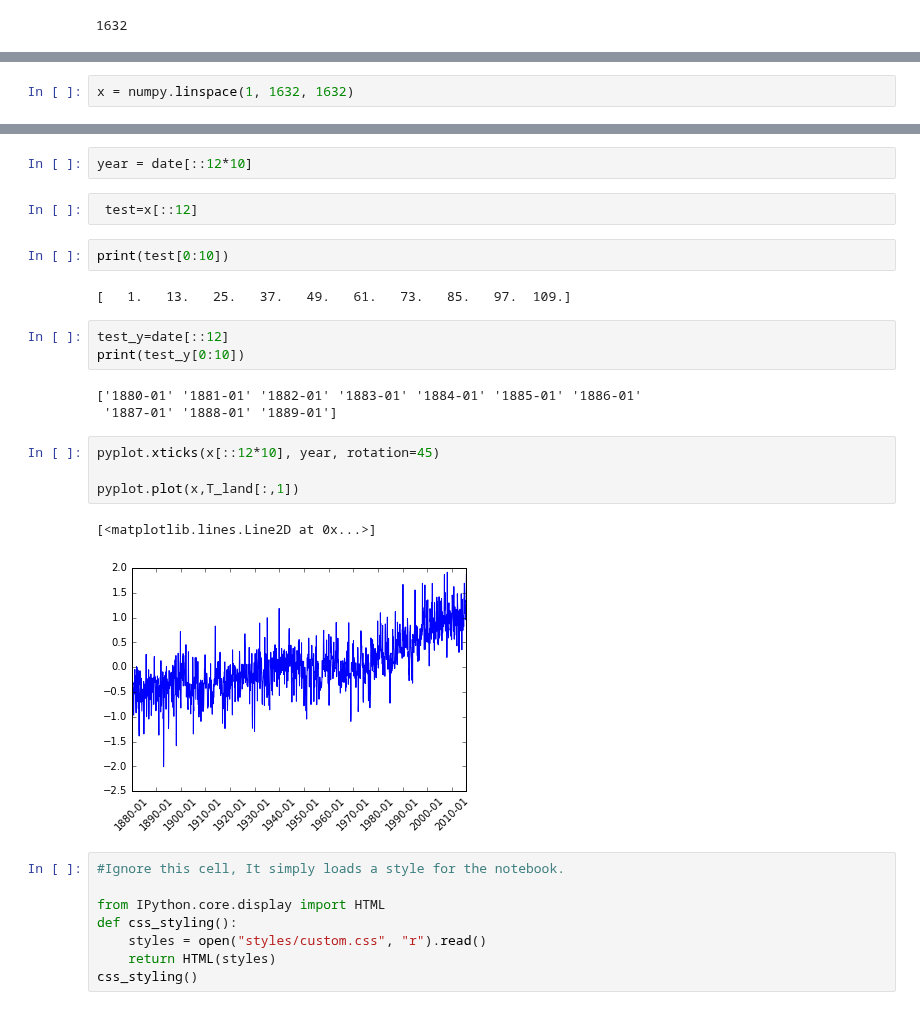
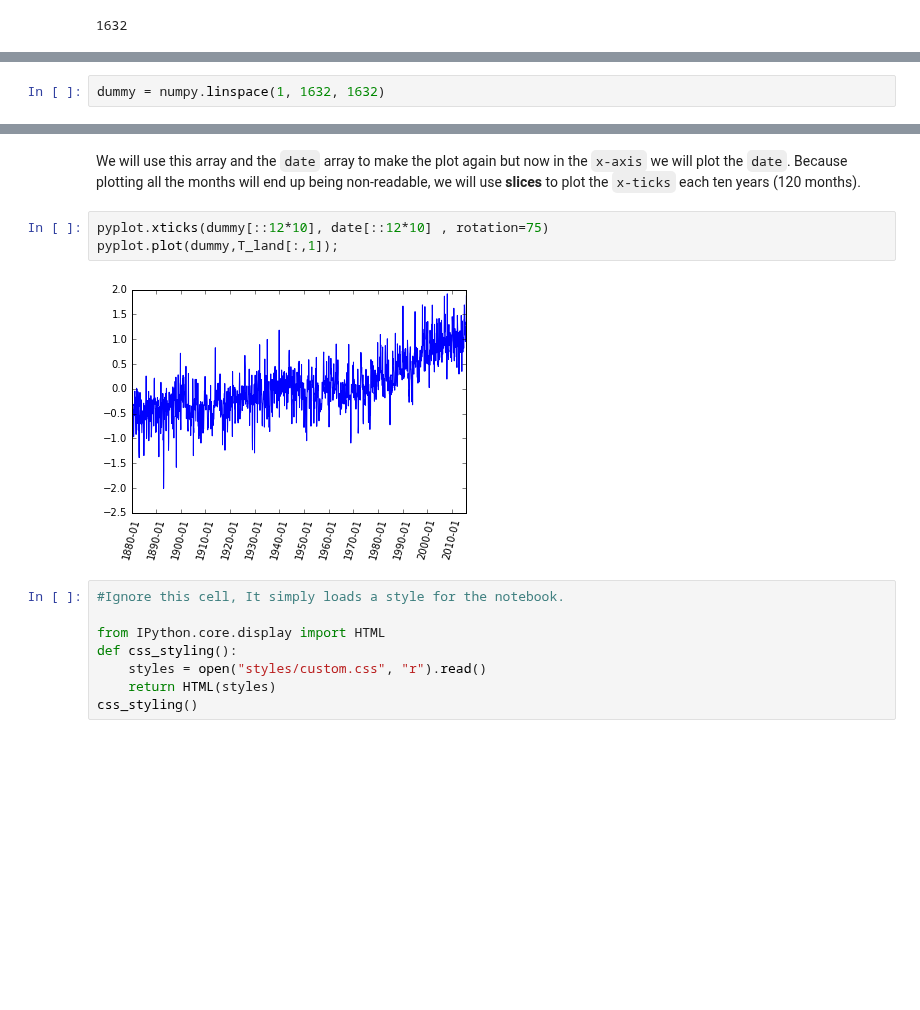
Before and after one commit to barbagroup/essential_skills_RRC, a Jupyter notebook: the_python_scientific_stack.ipynb, the cells around one changed output, grey strips where cells are left out. Saved outputs shown, nothing was run; the diff lists cells and outputs as text; blank space fills up the shorter version.

Commit message:
Polishing notebook and use of dummy array

```diff
--- a/the_python_scientific_stack.ipynb
+++ b/the_python_scientific_stack.ipynb
@@ -175,2 +179,2 @@ len(T_land)
 # %%
-x = numpy.linspace(1, 1632, 1632)
+dummy = numpy.linspace(1, 1632, 1632)
@@ -198,24 +181,10 @@ array([  1.00000000e+00,   1.21000000e+02,   2.41000000e+02,
-# %%
-year = date[::12*10]
-# %%
- test=x[::12]
-# %%
-print(test[0:10])
-# %% [output]
-[   1.   13.   25.   37.   49.   61.   73.   85.   97.  109.]
-# %%
-test_y=date[::12]
-print(test_y[0:10])
-# %% [output]
-['1880-01' '1881-01' '1882-01' '1883-01' '1884-01' '1885-01' '1886-01'
- '1887-01' '1888-01' '1889-01']
+# %% [markdown]
+We will use this array and the `date` array to make the plot again but now in the `x-axis` we will plot the `date`. Because plotting all the months will end up being non-readable, we will use **slices** to plot the `x-ticks` each ten years (120 months).
 # %%
-pyplot.xticks(x[::12*10], year, rotation=45)
-
-pyplot.plot(x,T_land[:,1])
+pyplot.xticks(dummy[::12*10], date[::12*10] , rotation=75)
+pyplot.plot(dummy,T_land[:,1]);
 # %% [output]
-[<matplotlib.lines.Line2D at 0x...>]
-[figure, old version]
+[figure, new version]
 # %%
 #Ignore this cell, It simply loads a style for the notebook.
 
```
Also changed, not shown: parts of 7 cells of this notebook.
